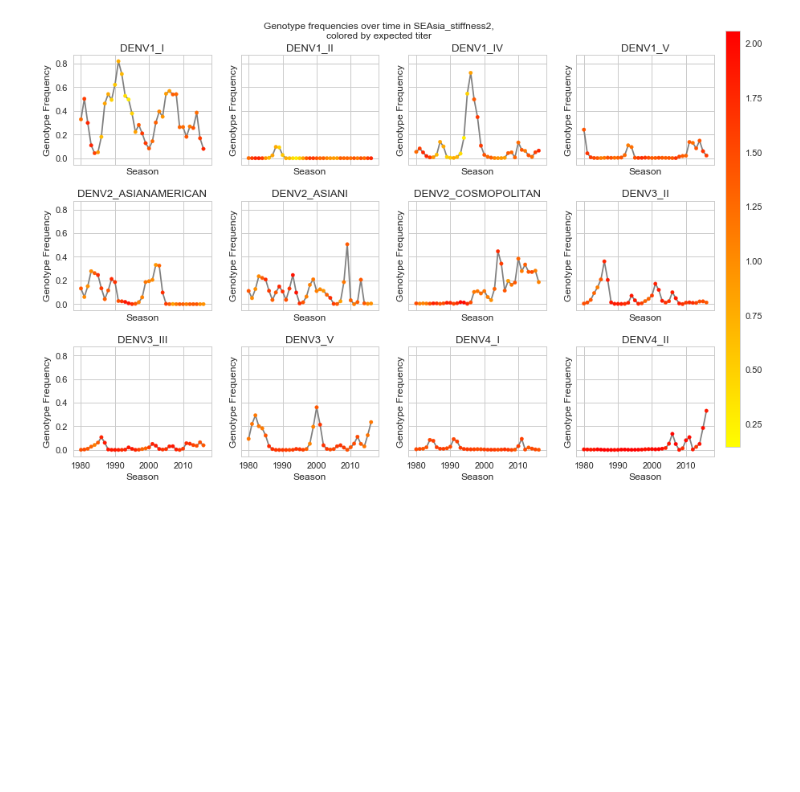
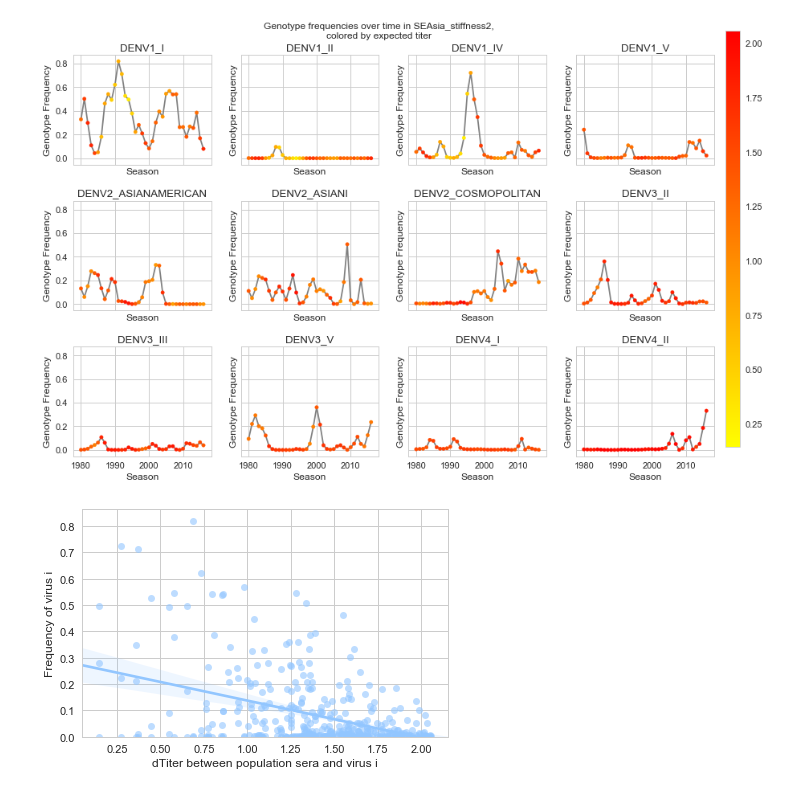
Before and after one commit to blab/dengue-antigenic-dynamics, a Jupyter notebook: scripts/frequencies/population_exposure.ipynb, the cells around one changed output. Saved outputs shown, nothing was run; the diff lists cells and outputs as text; code cells hidden in the pictures; blank space fills up the shorter version.

Commit message:
Add pooled analyses

```diff
--- a/scripts/frequencies/population_exposure.ipynb
+++ b/scripts/frequencies/population_exposure.ipynb
@@ -279,3 +279,32 @@ plot_all_genotypes(plot_time_frequencies_exposure, population_exposure,
                    cbar=True)
 # %% [output]
 [figure]
+# %%
+def plot_pooled_exposure_frequencies(population_exposure, frequencies = genotype_frequencies,
+                       save=False, plot_name=None):
+    sns.set(style='whitegrid', font_scale=1.2, palette='pastel')
+    fig, ax = plt.subplots()
+
+    seasons_of_interest = population_exposure.values()[0].index.values
+    genotypes = population_exposure.keys()
+
+    pooled_frequencies = []
+    pooled_exposure = []
+
+    for genotype in genotypes:
+        pooled_exposure += population_exposure[genotype][seasons_of_interest].tolist()
+        pooled_frequencies += frequencies[genotype][seasons_of_interest].tolist()
+
+    ax = sns.regplot(pd.Series(pooled_exposure), pd.Series(pooled_frequencies), scatter_kws={'alpha': 0.6})
+    ax.set_xlabel('dTiter between population sera and virus i')
+    ax.set_ylabel('Frequency of virus i')
+    ax.set_ylim(bottom=0)
+
+    plt.tight_layout()
+
+    if save:
+        plt.savefig(out_path+'/'+dataset_name+plot_name+'.png')
+
+plot_pooled_exposure_frequencies(population_exposure)
+# %% [output]
+[figure, added]
```
Also changed, not shown: parts of 1 cell of this notebook.
